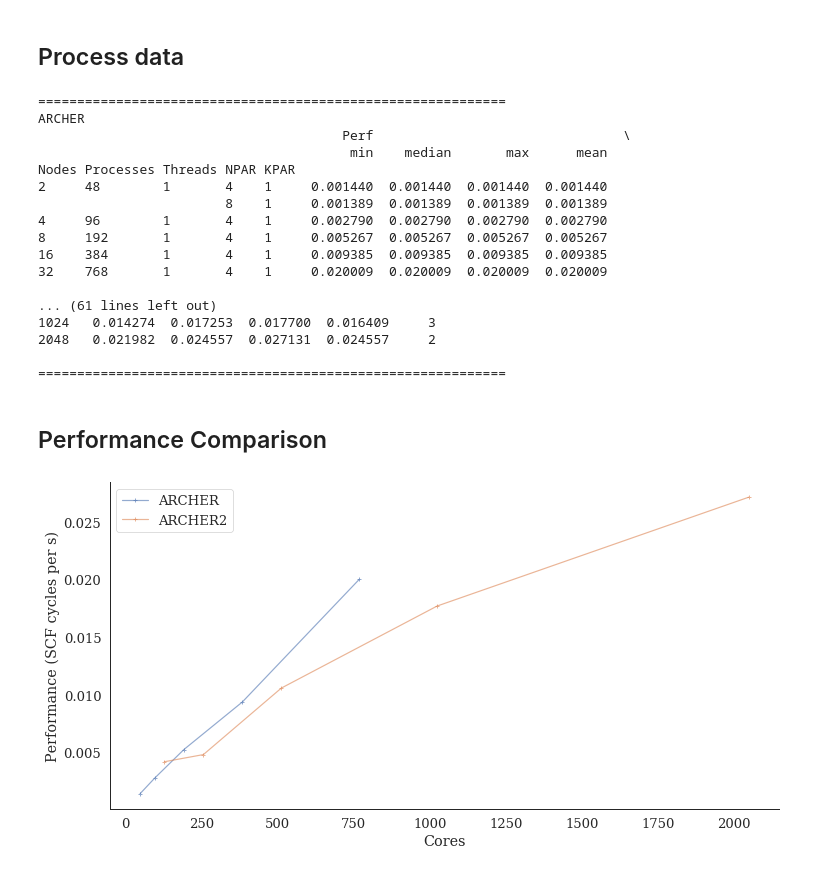
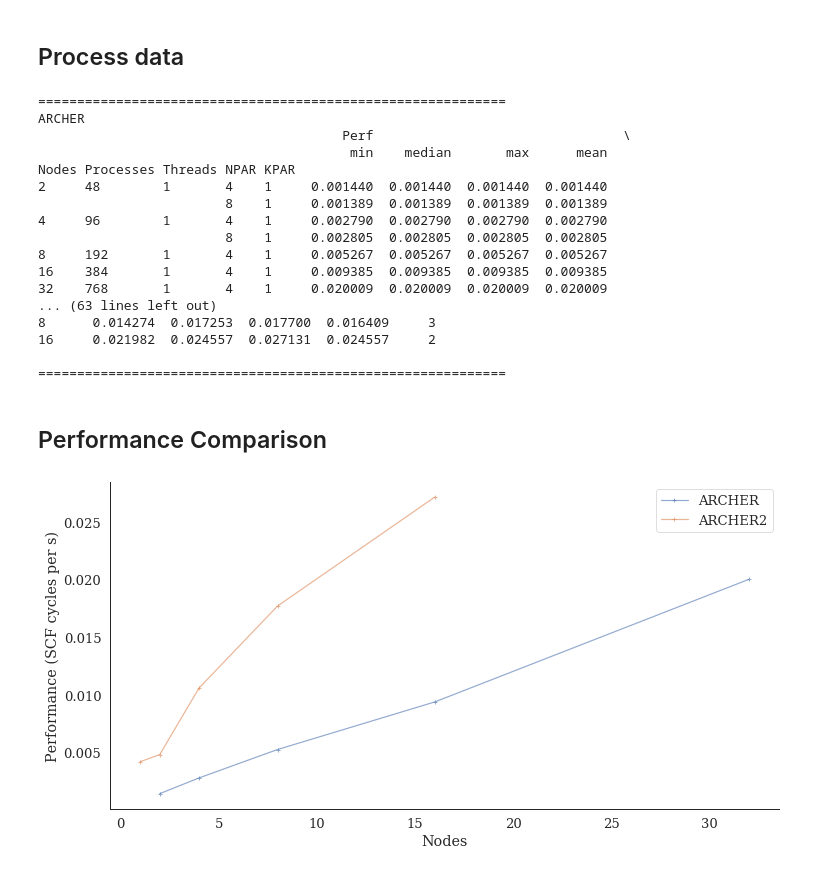
Before and after one commit to hpc-uk/archer-benchmarks, a Jupyter notebook: others/VASP/analysis/VASP_TiO2_perf_analysis.ipynb, the cells around one changed output. Saved outputs shown, nothing was run; the diff lists cells and outputs as text; code cells hidden in the pictures.

Commit message:
Updates VASP performance analysis

```diff
--- a/others/VASP/analysis/VASP_TiO2_perf_analysis.ipynb
+++ b/others/VASP/analysis/VASP_TiO2_perf_analysis.ipynb
@@ -40,7 +35,9 @@ perf = {}
 notes = {}
 names = {}
 nodes = {}
-perf_max = {}
+cores = {}
+perf_nodes = {}
+perf_cores = {}
 cpn = {}
 
 for system in systems:
@@ -52,7 +49,8 @@ for system in systems:
     print('\n============================================================')
     print(sysdict['Name'])
     vasp_df = pd.DataFrame(vasp.create_df_list(filelist, sysdict['PCores']*sysdict['PPerNode']))
-    nodes[system], perf_max[system] = vasp.get_perf_stats(vasp_df, 'max', writestats=True, plot_cores=plotcores)
+    nodes[system], perf_nodes[system] = vasp.get_perf_stats(vasp_df, 'max', writestats=True, plot_cores=False)
+    cores[system], perf_cores[system] = vasp.get_perf_stats(vasp_df, 'max', writestats=False, plot_cores=True)
     print('\n============================================================')
 # %% [output]
 ============================================================
@@ -63,23 +61,23 @@ Nodes Processes Threads NPAR KPAR
 2     48        1       4    1     0.001440  0.001440  0.001440  0.001440
                         8    1     0.001389  0.001389  0.001389  0.001389
 4     96        1       4    1     0.002790  0.002790  0.002790  0.002790
+                        8    1     0.002805  0.002805  0.002805  0.002805
 8     192       1       4    1     0.005267  0.005267  0.005267  0.005267
 16    384       1       4    1     0.009385  0.009385  0.009385  0.009385
 32    768       1       4    1     0.020009  0.020009  0.020009  0.020009
-
-... (61 lines left out)
-1024   0.014274  0.017253  0.017700  0.016409     3
-2048   0.021982  0.024557  0.027131  0.024557     2
+... (63 lines left out)
+8      0.014274  0.017253  0.017700  0.016409     3
+16     0.021982  0.024557  0.027131  0.024557     2
 
 ============================================================
 # %% [markdown]
 ## Performance Comparison
 # %%
 for system in systems:
-    plt.plot(nodes[system], perf_max[system], '-+', label=names[system], alpha=0.6)
-plt.xlabel(unitlabel)
+    plt.plot(nodes[system], perf_nodes[system], '-+', label=names[system], alpha=0.6)
+plt.xlabel('Nodes')
 plt.ylabel('Performance (SCF cycles per s)')
 plt.legend(loc='best')
 sns.despine()
 # %% [output]
-[figure, old version]
+[figure, new version]
```
Also changed, not shown: parts of 2 cells of this notebook, 1 other file.
